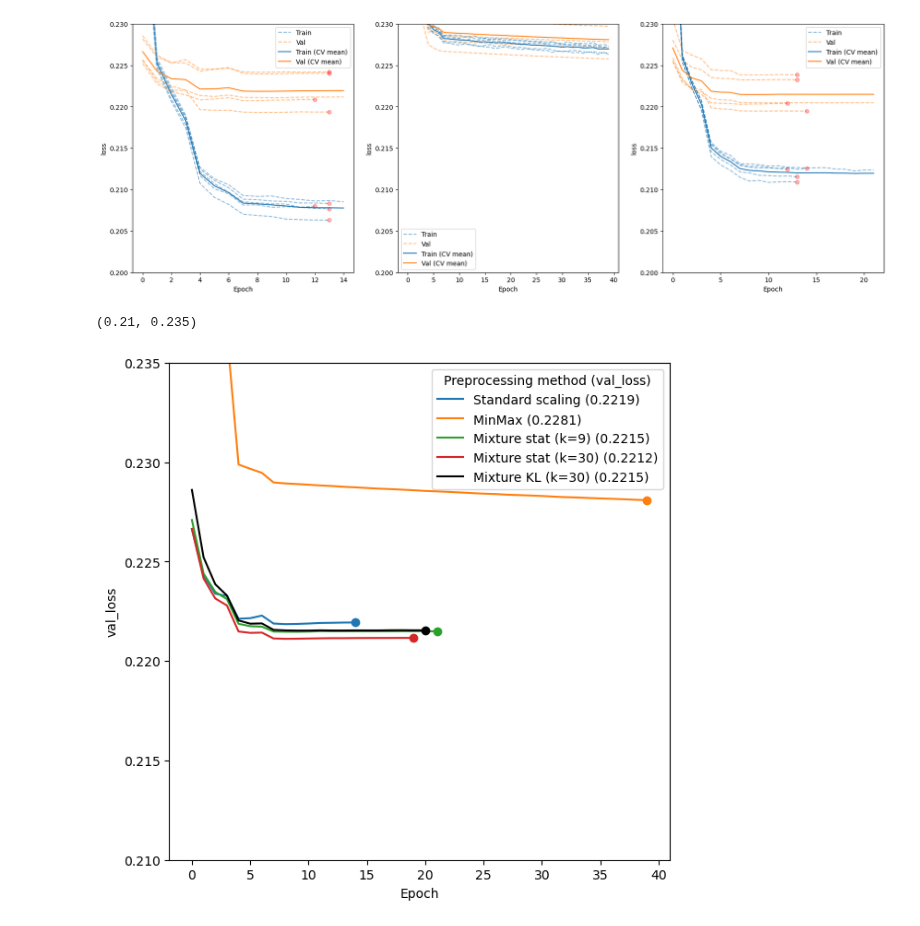
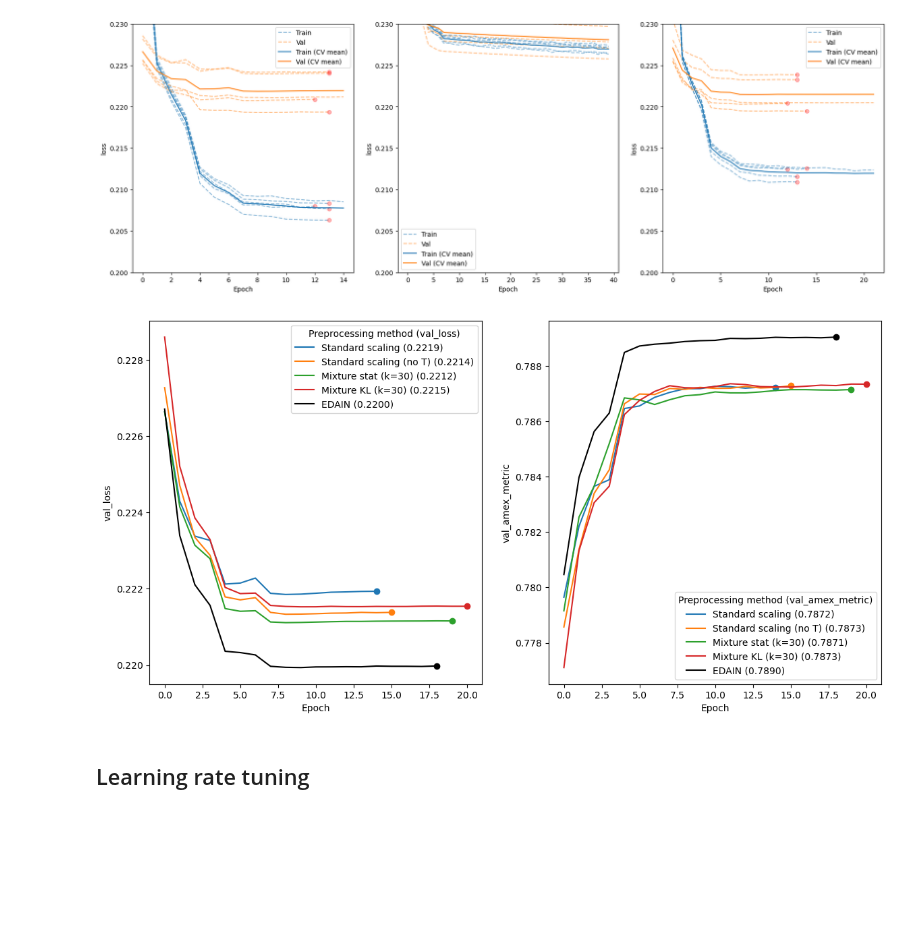
Before and after one commit to marcusGH/edain_paper, a Jupyter notebook: notebooks/experiment-results.ipynb, the cells around one changed output. Cells and saved outputs as stored; diff of their text form; code cells hidden in the pictures; blank space fills up the shorter version.

```diff
--- a/notebooks/experiment-results.ipynb
+++ b/notebooks/experiment-results.ipynb
@@ -28,10 +17,12 @@ os.listdir(cfg['experiment_directory'])
 # %%
 hist_baseline = plotting.load_hist("standard-scaler-baseline")
+hist_baseline2 = plotting.load_hist("standard-scaling-no-time-1")
 hist_min_max = plotting.load_hist("min-max-1")
 hist_mixed_s1 = plotting.load_hist("mixed-preprocessing-test-1")
 hist_mixed_s2 = plotting.load_hist("mixed-preprocessing-test-2")
 hist_mixed_kl1 = plotting.load_hist("mixed-preprocessing-test-kl-9")
 hist_mixed_kl2 = plotting.load_hist("mixed-preprocessing-test-kl-30")
+hist_edain = plotting.load_hist("edain-preprocessing-1")
 
 hist_nothing = plotting.load_hist("no-preprocess-1")
 # %%
@@ -59,13 +50,18 @@ def compare_hists(histories, labels, key, ax, cols=None):
     ax.set_xlabel("Epoch")
     ax.set_ylabel(key)
 # %%
-fig, ax = plt.subplots(figsize=(7, 7))
+fig, axs = plt.subplots(ncols=2, figsize=(14, 7))
 compare_hists(
-    [hist_baseline, hist_min_max, hist_mixed_s1, hist_mixed_s2, hist_mixed_kl2],
-    ["Standard scaling", "MinMax", "Mixture stat (k=9)", "Mixture stat (k=30)", "Mixture KL (k=30)"],
+    [hist_baseline,      hist_baseline2,                   hist_mixed_s2, hist_mixed_kl2, hist_edain],
+    ["Standard scaling", "Standard scaling (no T)", "Mixture stat (k=30)", "Mixture KL (k=30)", "EDAIN"],
     "val_loss",
-    ax)
-ax.set_ylim([0.21, 0.235])
+    axs[0])
+compare_hists(
+    [hist_baseline,      hist_baseline2,                   hist_mixed_s2, hist_mixed_kl2, hist_edain],
+    ["Standard scaling", "Standard scaling (no T)", "Mixture stat (k=30)", "Mixture KL (k=30)", "EDAIN"],
+    "val_amex_metric",
+    axs[1])
 # %% [output]
-(0.21, 0.235)
-[figure, old version]
+[figure, new version]
+# %% [markdown]
+## Learning rate tuning
```
Also changed, not shown: parts of 4 cells of this notebook, 3 other files.
